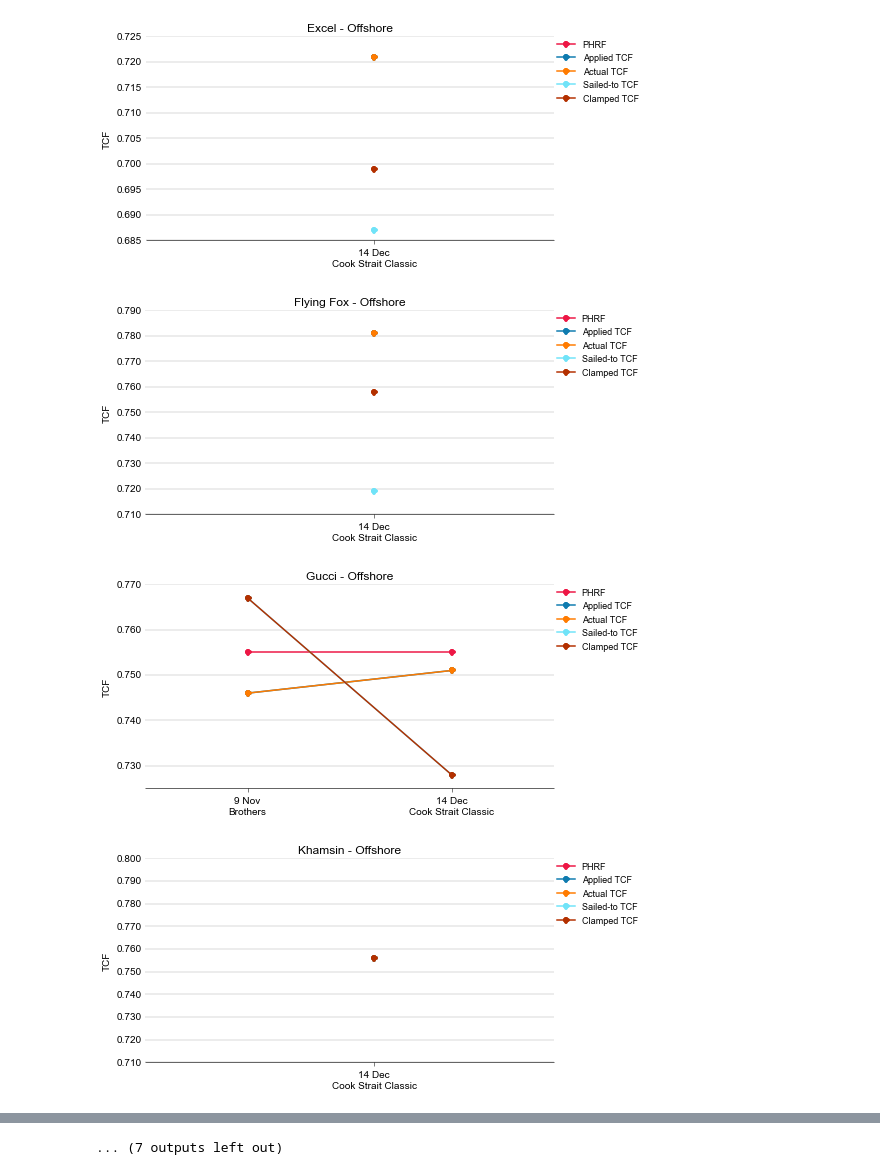
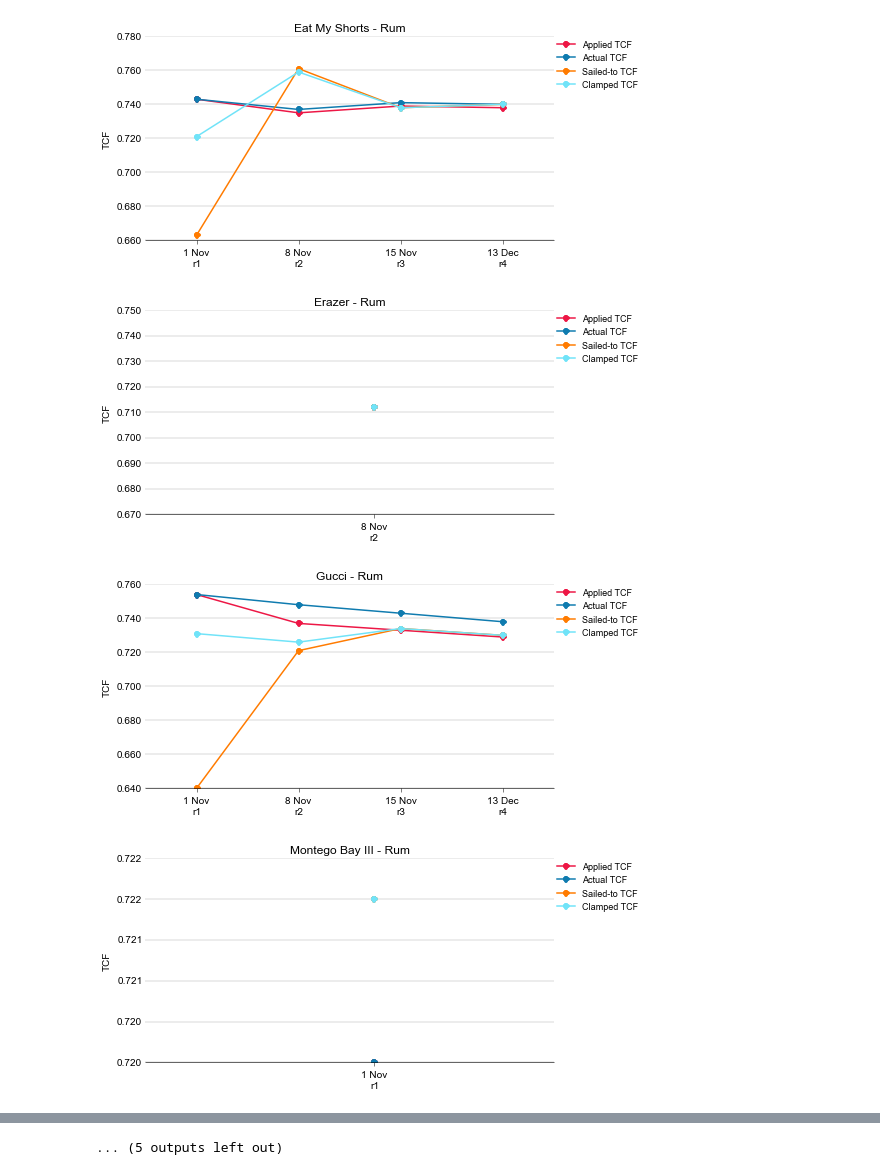
Before and after one commit to drphilbishop/RPNYC_race_analysis, a Jupyter notebook: plotTCFs.ipynb, the cells around one changed output, grey strips where cells are left out. Saved outputs shown, nothing was run; the diff lists cells and outputs as text; code cells hidden in the pictures.

Commit message:
Minor tweaks, e.g. don't print PHRF legend for rum races, etc

```diff
--- a/plotTCFs.ipynb
+++ b/plotTCFs.ipynb
@@ -9,6 +8,6 @@ TODO
 # %%
 inputFile = 'AllTCFs.csv'
-handicap  = 'Offshore'
+handicap  = 'Rum'
 
 # Handicap types in 2013-14 season:
 # Championship, Fleet, Offshore, Two-handed, Rum, Classics, and Island Bay.
@@ -19,10 +18,11 @@ import dateutil
 import eaplots.plots as eap
 import eaplots.reportwriter as eaprw
 import cStringIO
+import math
 import os
 
-datapath  = os.getcwd() + '\\'
-outputDir = datapath + 'Plots' + '\\' + handicap +'\\'
+datapath  = os.getcwd()
+outputDir = os.path.join(datapath, 'Plots', handicap)
 
 # Make output folder if it doesn't already exist
 if not os.path.exists(outputDir):
@@ -38,19 +38,21 @@ pd.set_option('display.height',1000)
 pd.set_option('display.max_seq_items',100)
 pd.set_option('display.multi_sparse', True)
 
-
-imgdata = {}
-todaysDate = str(dt.datetime.now().date())
+todaysDate = dt.datetime.strftime(dt.datetime.now(), "%d %B %Y")
 reportTitle = "TCFs - " + handicap
 subtitle = todaysDate
+secondPageTitle = "Summary"
 footerText = todaysDate
 bullets = ["Applied TCF is the TCF that was used on race day to compute corrected times on club handicap",
-           "Actual TCF is what Applied TCF should have been if things were done according to the formula (hopefully Applied TCF and Actual TCF are identical!)",
-           "Sailed-to TCF is a measure of how a boat performed on the day relative to the reference or median boat for the fleet",
-           "Clamped TCF is the clamped sailed-to TCF that feeds into the formula used to adjust TCFs ahead of the next race"]
+           "Actual TCF is what Applied TCF should have been if things were done according to the formula \
+            (hopefully Applied TCF and Actual TCF are identical!)",
+           "Sailed-to TCF is a measure of how a boat performed on the day relative to the reference or median \
+            boat for the fleet",
+           "Clamped TCF is the clamped sailed-to TCF that feeds into the formula used to adjust TCFs ahead of \
+            the next race"]
 # %%
 # Read in the TCF data from a CSV file
-TCFdata = pd.read_csv(datapath+inputFile,sep=',',parse_dates=True,dayfirst=True)
+TCFdata = pd.read_csv(os.path.join(datapath,inputFile),sep=',',parse_dates=True,dayfirst=True)
 
 # Filter out all but the specified handicap type
 TCFdata = TCFdata[TCFdata['Handicap']==handicap]
@@ -60,7 +62,6 @@ TCFdata.fillna(value=0)
 
 # Get a unique list of boats from TCFdata and sort boats alphabetically
 boats = list(set(TCFdata['Boat name']))
-#boats = 'Wedgetail'
 boats.sort()
 
 # Rename some columns in TCFdata so that plot legends look prettier
@@ -75,6 +76,7 @@ else:
 
 # Select columns to pull out of TCFdata and put into boatData
 boatcols = ['Date','PHRF','Applied TCF','Actual TCF','Sailed-to TCF','Clamped TCF','Series','Race','Xlabels']
+
 TCFdata[boatcols].head(5)
 # %% [output]
 |  | Date | PHRF | Applied TCF | Actual TCF | Sailed-to TCF | Clamped TCF | Series | Race | Xlabels |
@@ -86,18 +88,24 @@ TCFdata[boatcols].head(5)
 # %%
 # Loop through boats and plot their PHRF, applied TCF, actual TCF, sailed-to TCF and clamped TCF
 
+# First create a dict to collect image data for the PDF report
+imgdata = {}
+
 for boat in boats:
-    print boat
     boatData = TCFdata[boatcols]
     boatData = boatData[TCFdata['Boat name']==boat]
-    if not math.isnan(sum(boatData['Applied TCF'], boatData['Actual TCF'], boatData['Sailed-to TCF'], boatData['Clamped TCF'])):
-        #print boat
+
+    if not math.isnan(sum([boatData['Applied TCF'], boatData['Actual TCF'], boatData['Sailed-to TCF'], boatData['Clamped TCF']])):
+
+        print boat
 
         columnsToPlot = boatData.columns.tolist()
         columnsToPlot.remove('Date')
         columnsToPlot.remove('Series')
         columnsToPlot.remove('Race')
         columnsToPlot.remove('Xlabels')
+        if handicap == 'Rum':
+            columnsToPlot.remove('PHRF')
 
         eap.plotLine(
             boatData,
@@ -115,7 +123,8 @@ for boat in boats:
             ylim = None,
             decPlaces = 3,
             )
-    # Capture plot to go into PDF report
-    imgdata[boat] = cStringIO.StringIO()
-    gcf().savefig(imgdata[boat], format = 'PDF',  bbox_inches = 'tight')
+
+        # Capture plot to go into PDF report
+        imgdata[boat] = cStringIO.StringIO()
+        gcf().savefig(imgdata[boat], format = 'PDF',  bbox_inches = 'tight')
 # %% [output]
@@ -142,4 +149,4 @@ Young Nicholson
-[figure, old version]
+[figure, new version]
-[figure, old version]
+[figure, new version]
-[figure, old version]
+[figure, new version]
-[figure, old version]
+[figure, new version]
@@ -151,3 +158,3 @@ Young Nicholson
-... (7 outputs left out)
+... (5 outputs left out)
 # %%
 eaprw.createReport(reportTitle = reportTitle,
```
Also changed, not shown: parts of 4 cells of this notebook.
